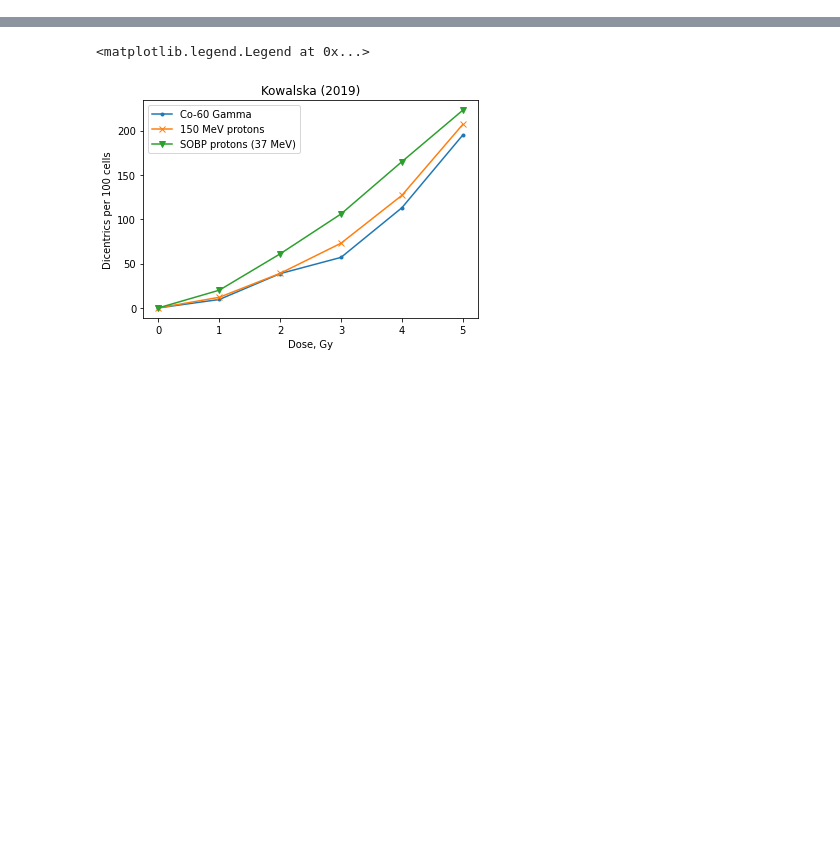
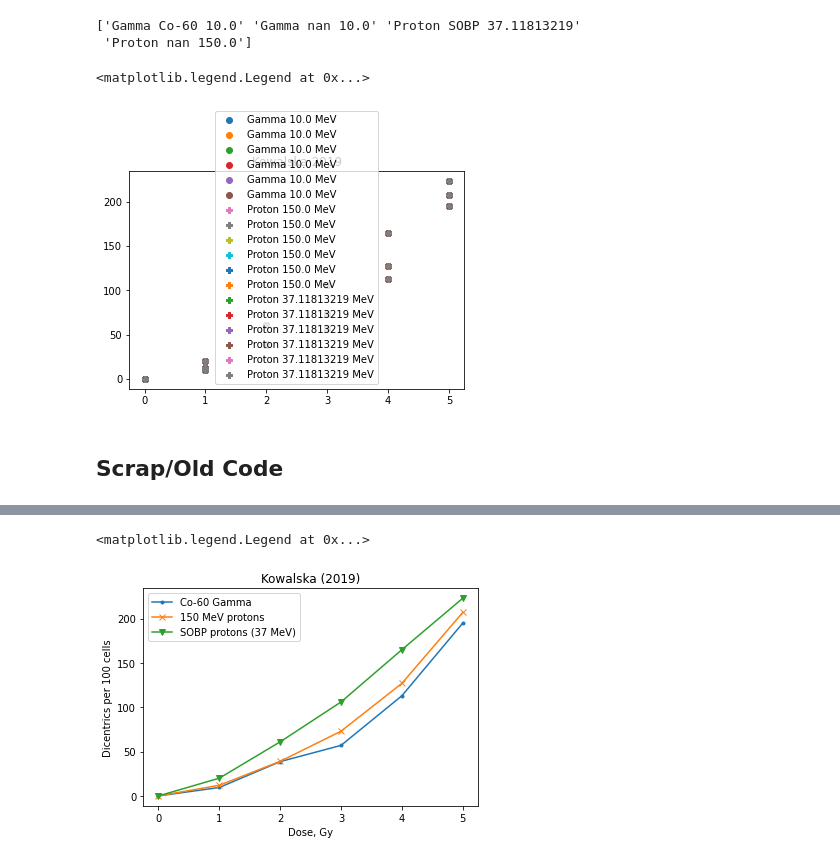
Before and after one commit to paulvautravers/MPhys-Sem-2, a Jupyter notebook: data_plotting.ipynb, the cells around one changed output, grey strips where cells are left out. Saved outputs shown, nothing was run; the diff lists cells and outputs as text; code cells hidden in the pictures; blank space fills up the shorter version.

```diff
--- a/data_plotting.ipynb
+++ b/data_plotting.ipynb
@@ -6,0 +150,40 @@ filenames = ['kowalska_gamma.csv', 'kowalska_high_energy_protons.csv', 'kowalska
+# %%
+#plt.plot(k2019_data['Dose (Gy)'], k2019_data['Dicentrics per 100 cells'], marker='.', label='Co-60 Gamma')
+
+def gen_labels():
+
+    labels = np.array([])
+
+    for i in np.arange(len(k2019_data.index)):
+
+        labels = np.append(labels,("{} {} {}".format(k2019_data['Radiation type'].iloc[i],
+                                   k2019_data['Beam info'].iloc[i],k2019_data['Energy (MeV)'].iloc[i])))
+
+    return np.unique(labels)
+
+
+marker_dict = {'Proton':'P','X-ray':'x','Gamma':'o' }
+
+unique_labels = gen_labels()
+print(unique_labels)
+
+for i in np.arange(len(k2019_data.index)):
+
+    radiation_type = k2019_data['Radiation type'].iloc[i]
+    energy = k2019_data['Energy (MeV)'].iloc[i]
+
+    plt.scatter(k2019_data['Dose (Gy)'], k2019_data['Dicentrics per 100 cells'],
+                marker=marker_dict[radiation_type],
+                label="{} {} MeV".format(radiation_type,energy))
+
+plt.title(k2019_data['Paper'].iloc[0])
+plt.legend()
+
+
+
+#for i in np.arange(len(k2019_data.index)):
+# %% [output]
+['Gamma Co-60 10.0' 'Gamma nan 10.0' 'Proton SOBP 37.11813219'
+ 'Proton nan 150.0']
+<matplotlib.legend.Legend at 0x...>
+[figure, added]
@@ -7,3 +199,5 @@ filenames = ['kowalska_gamma.csv', 'kowalska_high_energy_protons.csv', 'kowalska
+# %% [markdown]
+## Scrap/Old Code
 # %%
 pd_gamma = pd.read_csv(filenames[0])
 pd_high_energy_protons = pd.read_csv(filenames[1])
```
Also changed, not shown: parts of 8 cells of this notebook.
